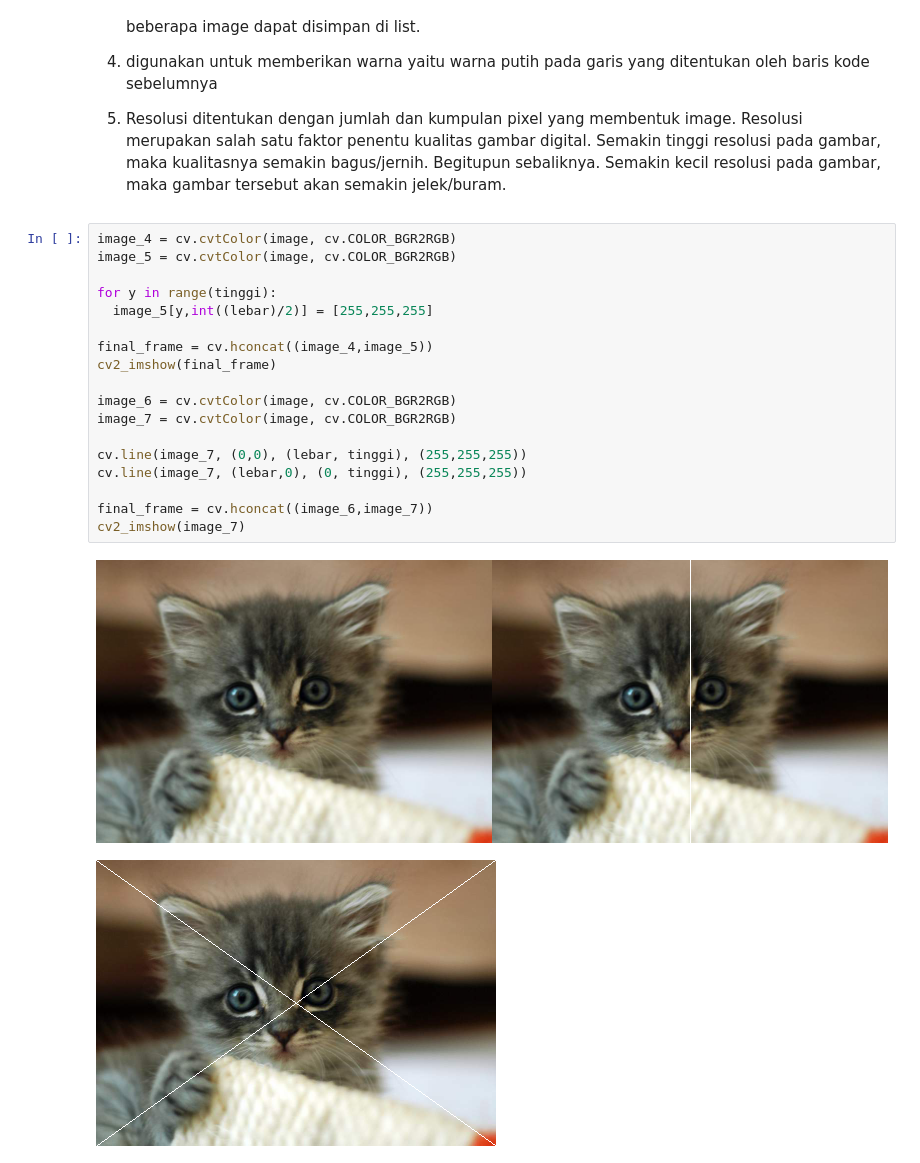
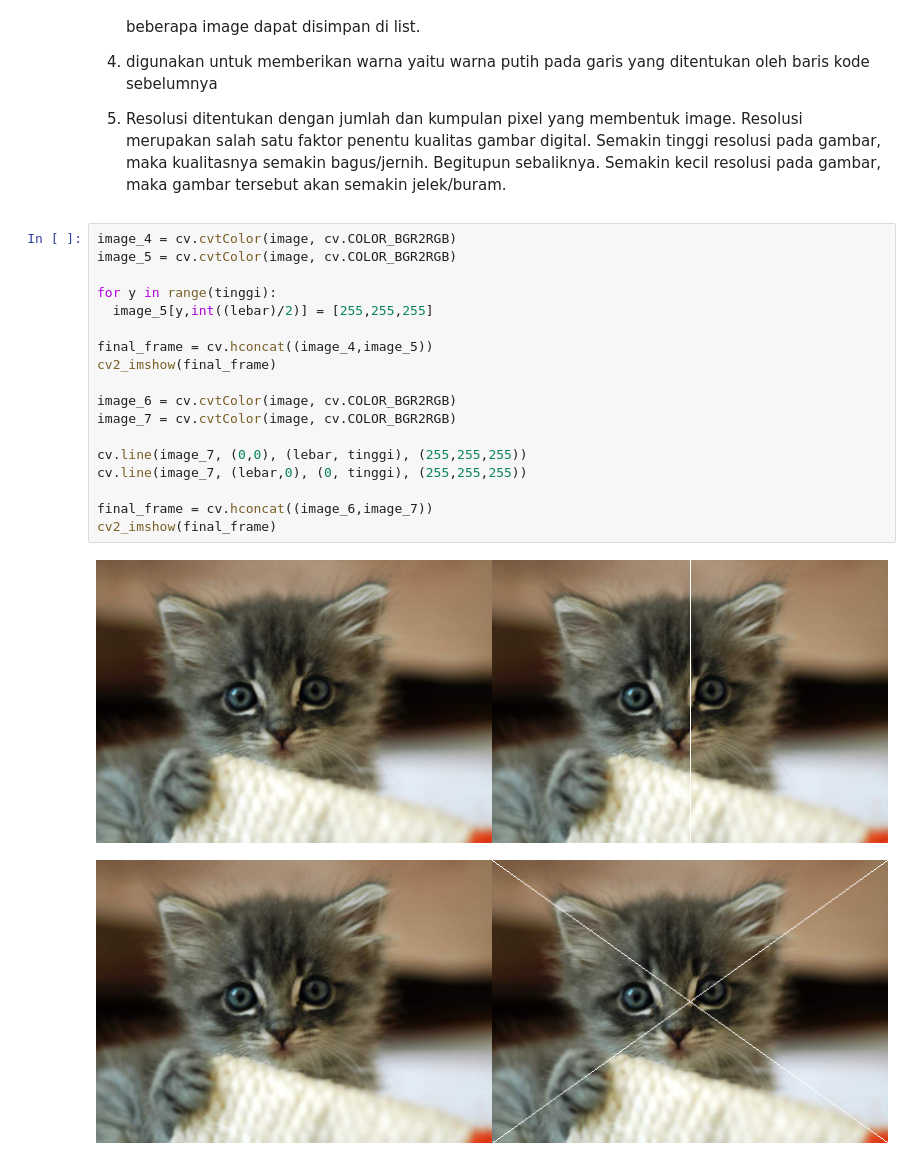
Before and after one commit to oktavianoandy/PCVK_Genap_2021, a Jupyter notebook: Week1.ipynb, the cells around one changed output. Drawn from its saved outputs; the diff is of its cells as text.

```diff
--- a/Week1.ipynb
+++ b/Week1.ipynb
@@ -76,21 +76,21 @@ rendah!
 # %%
 image_4 = cv.cvtColor(image, cv.COLOR_BGR2RGB)
 image_5 = cv.cvtColor(image, cv.COLOR_BGR2RGB)
 
 for y in range(tinggi):
   image_5[y,int((lebar)/2)] = [255,255,255]
 
 final_frame = cv.hconcat((image_4,image_5))
 cv2_imshow(final_frame)
 
 image_6 = cv.cvtColor(image, cv.COLOR_BGR2RGB)
 image_7 = cv.cvtColor(image, cv.COLOR_BGR2RGB)
 
 cv.line(image_7, (0,0), (lebar, tinggi), (255,255,255))
 cv.line(image_7, (lebar,0), (0, tinggi), (255,255,255))
 
 final_frame = cv.hconcat((image_6,image_7))
-cv2_imshow(image_7)
+cv2_imshow(final_frame)
 # %% [output]
 [figure]
-[figure, old version]
+[figure, new version]
```
